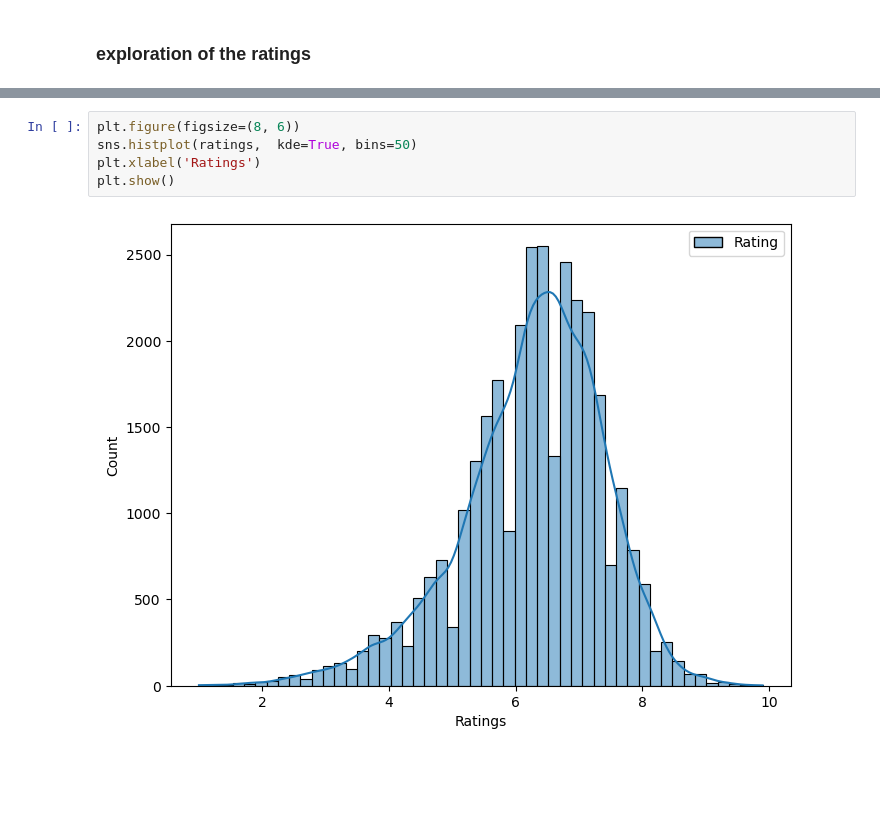
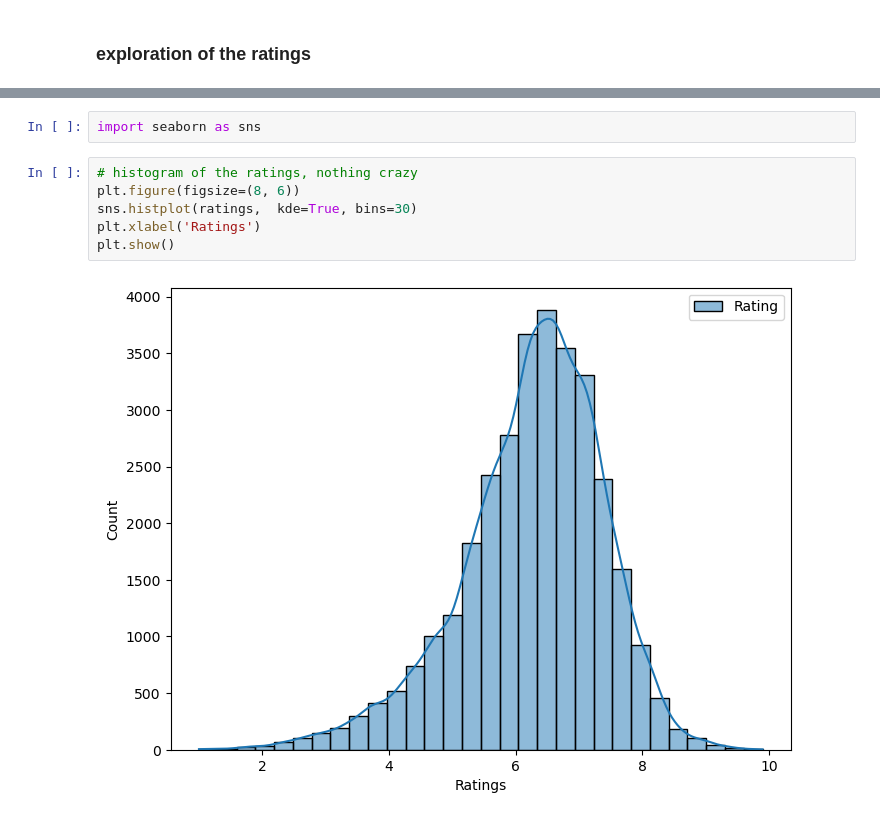
Before and after one commit to epfl-ada/ada-2024-project-dataffoneurs, a Jupyter notebook: src/scripts/notebooks/movie_data_exploration.ipynb, the cells around one changed output, grey strips where cells are left out. Drawn from its saved outputs; the diff is of its cells as text; blank space fills up the shorter version.

```diff
--- a/src/scripts/notebooks/movie_data_exploration.ipynb
+++ b/src/scripts/notebooks/movie_data_exploration.ipynb
@@ -838,10 +841,13 @@ See the caveats in the documentation: https://pandas.pydata.org/pandas-docs/stab
 | 50% | 6.400000 |
 | 75% | 7.000000 |
 | max | 9.900000 |
+# %%
+import seaborn as sns
 # %%
+# histogram of the ratings, nothing crazy
 plt.figure(figsize=(8, 6))
-sns.histplot(ratings,  kde=True, bins=50)
+sns.histplot(ratings,  kde=True, bins=30)
 plt.xlabel('Ratings')
 plt.show()
 # %% [output]
-[figure, old version]
+[figure, new version]
```
Also changed, not shown: parts of 24 cells of this notebook.
